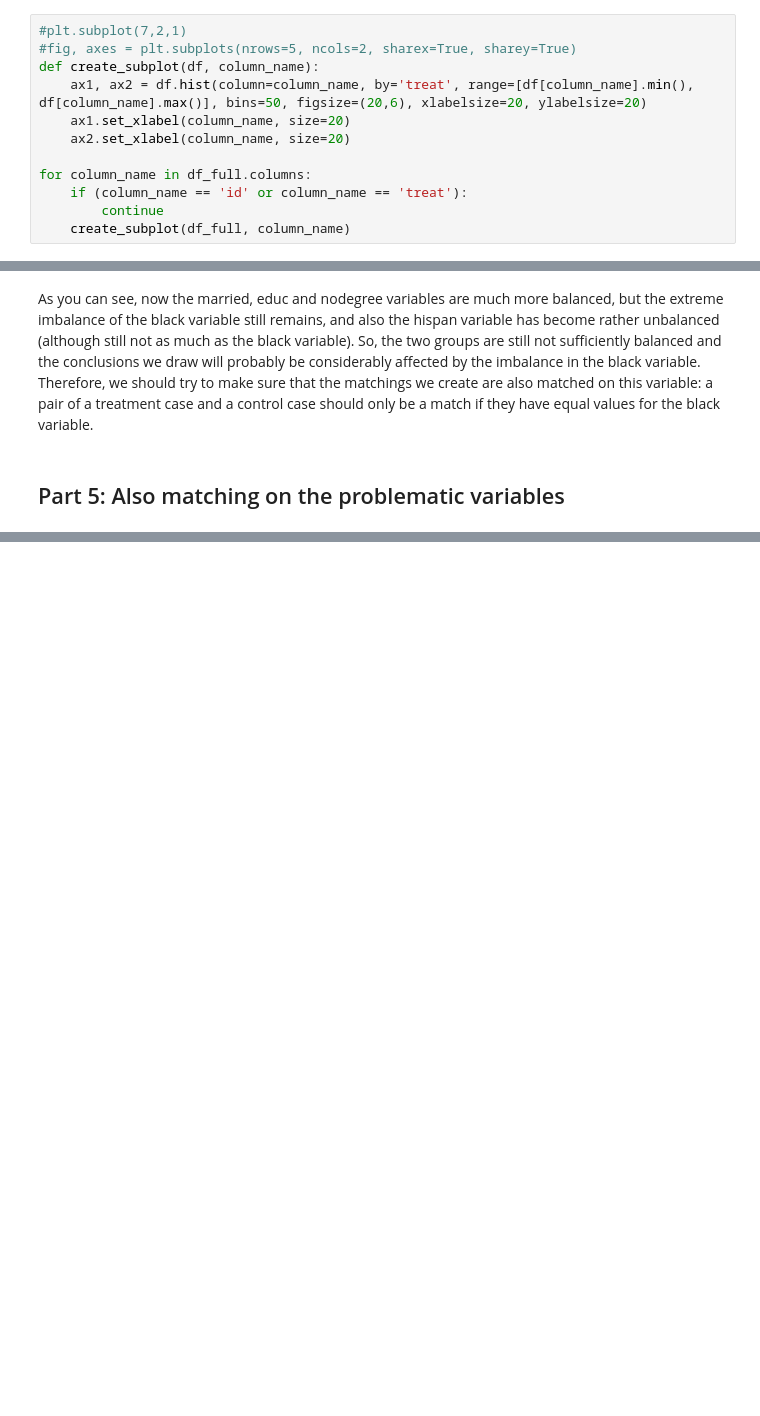
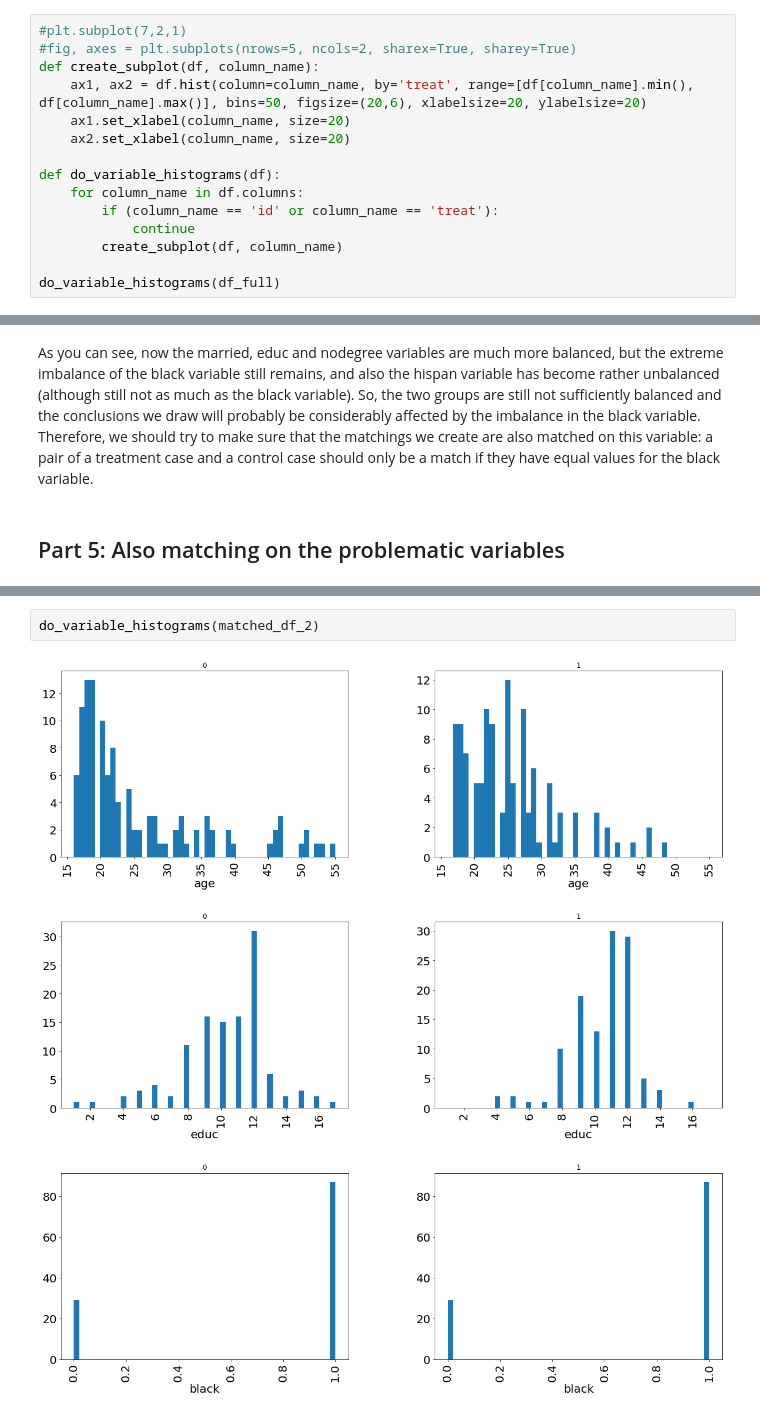
Before and after one commit to odorgergo/ada-rag, a Jupyter notebook: HW4/Q1.ipynb, the cells around one changed output, grey strips where cells are left out. Cells and saved outputs as stored; diff of their text form; blank space fills up the shorter version.

```diff
--- a/HW4/Q1.ipynb
+++ b/HW4/Q1.ipynb
@@ -107,10 +107,13 @@ def create_subplot(df, column_name):
     ax1.set_xlabel(column_name, size=20)
     ax2.set_xlabel(column_name, size=20)
 
-for column_name in df_full.columns:
-    if (column_name == 'id' or column_name == 'treat'):
-        continue
-    create_subplot(df_full, column_name)
+def do_variable_histograms(df):
+    for column_name in df.columns:
+        if (column_name == 'id' or column_name == 'treat'):
+            continue
+        create_subplot(df, column_name)
+
+do_variable_histograms(df_full)
 # %% [output]
 [figure]
 [figure]
@@ -300,0 +355,6 @@ As you can see, now the married, educ and nodegree variables are much more balan
+# %%
+do_variable_histograms(matched_df_2)
+# %% [output]
+[figure, added]
+[figure, added]
+[figure, added]
```
Also changed, not shown: parts of 23 cells of this notebook.
